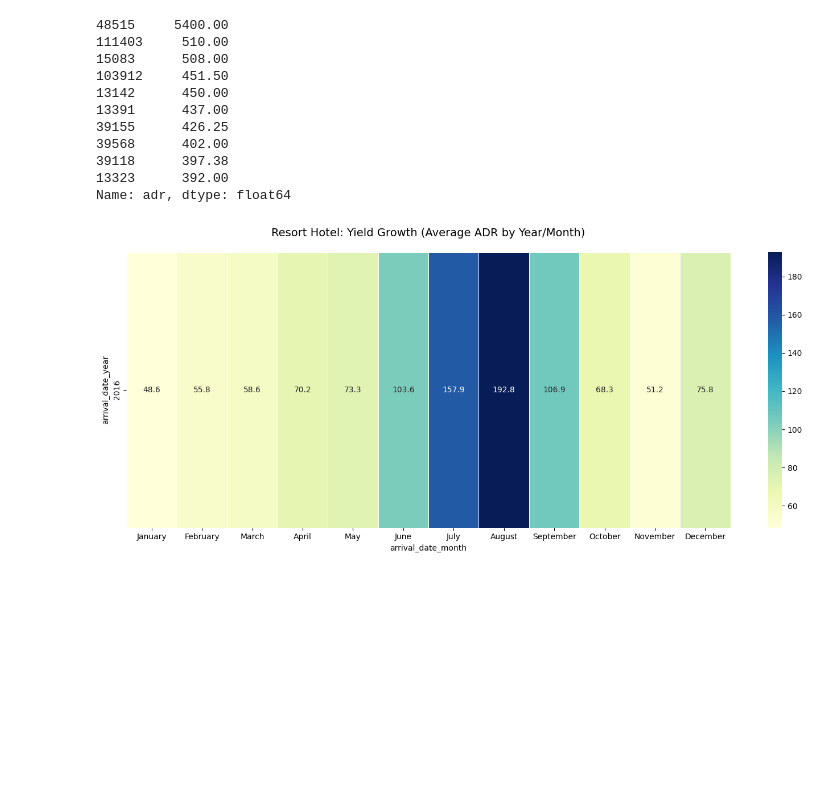
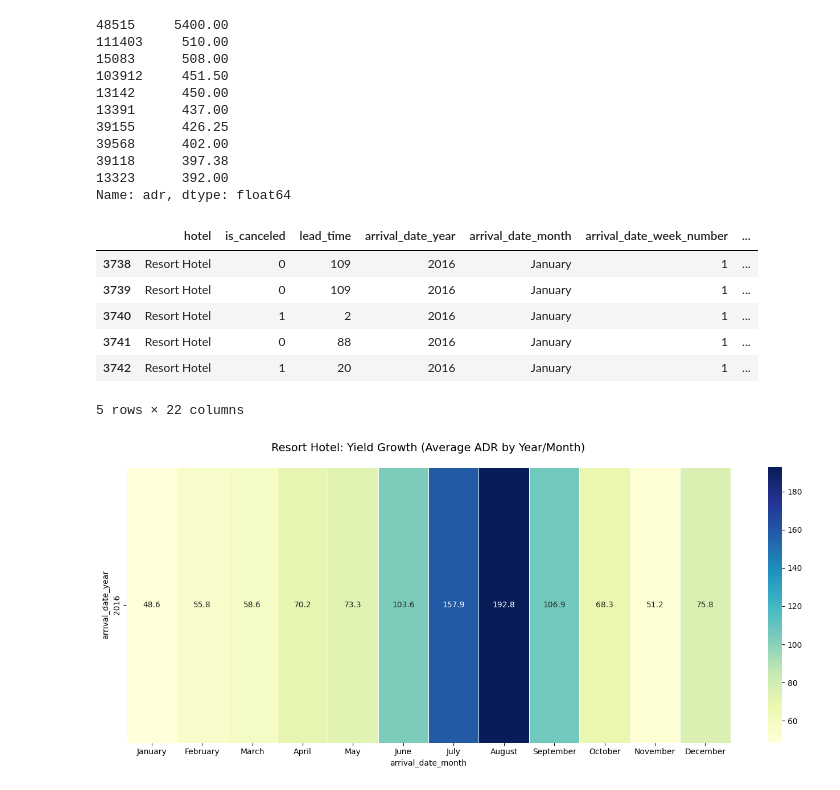
Before and after one commit to MOO242/Hotel-Demand-Forecasting-V3, a Jupyter notebook: Notebook/EDA.ipynb, the cells around one changed output. Cells and saved outputs as stored; diff of their text form; code cells hidden in the pictures; blank space fills up the shorter version.

```diff
--- a/Notebook/EDA.ipynb
+++ b/Notebook/EDA.ipynb
@@ -129,6 +129,16 @@ df = df[~df['arrival_date_year'].isin([2015, 2017])]
 # 11. Export cleaned dataset
 # -----------------------------
 df.to_csv("cleaned_hotel_data.csv", index=False)
+# %%
+df.head(5)
+# %% [output]
+|  | hotel | is_canceled | lead_time | arrival_date_year | arrival_date_month | arrival_date_week_number | ... |
+| 3738 | Resort Hotel | 0 | 109 | 2016 | January | 1 | ... |
+| 3739 | Resort Hotel | 0 | 109 | 2016 | January | 1 | ... |
+| 3740 | Resort Hotel | 1 | 2 | 2016 | January | 1 | ... |
+| 3741 | Resort Hotel | 0 | 88 | 2016 | January | 1 | ... |
+| 3742 | Resort Hotel | 1 | 20 | 2016 | January | 1 | ... |
+5 rows × 22 columns
 # %%
 ''' I checked the yearly growth and found there's incomplete data in 2015, and 2017 so I will remove these years.'''
 
```
Also changed, not shown: parts of 1 cell of this notebook, 4 other files.
